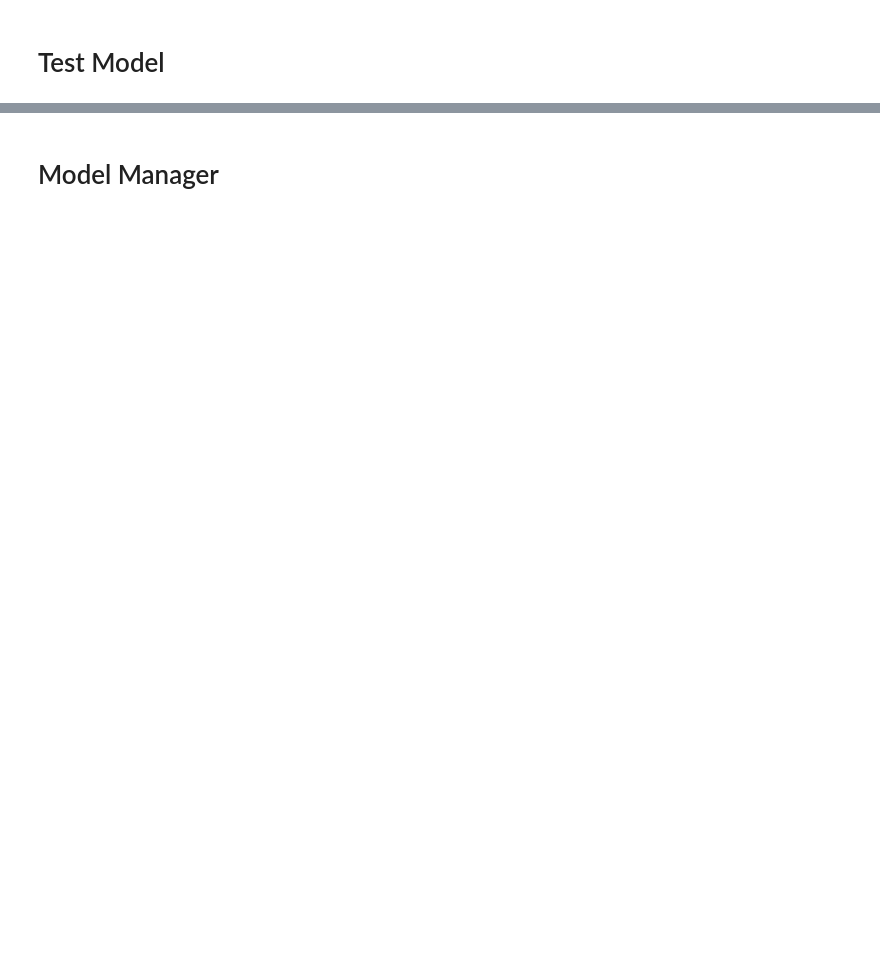
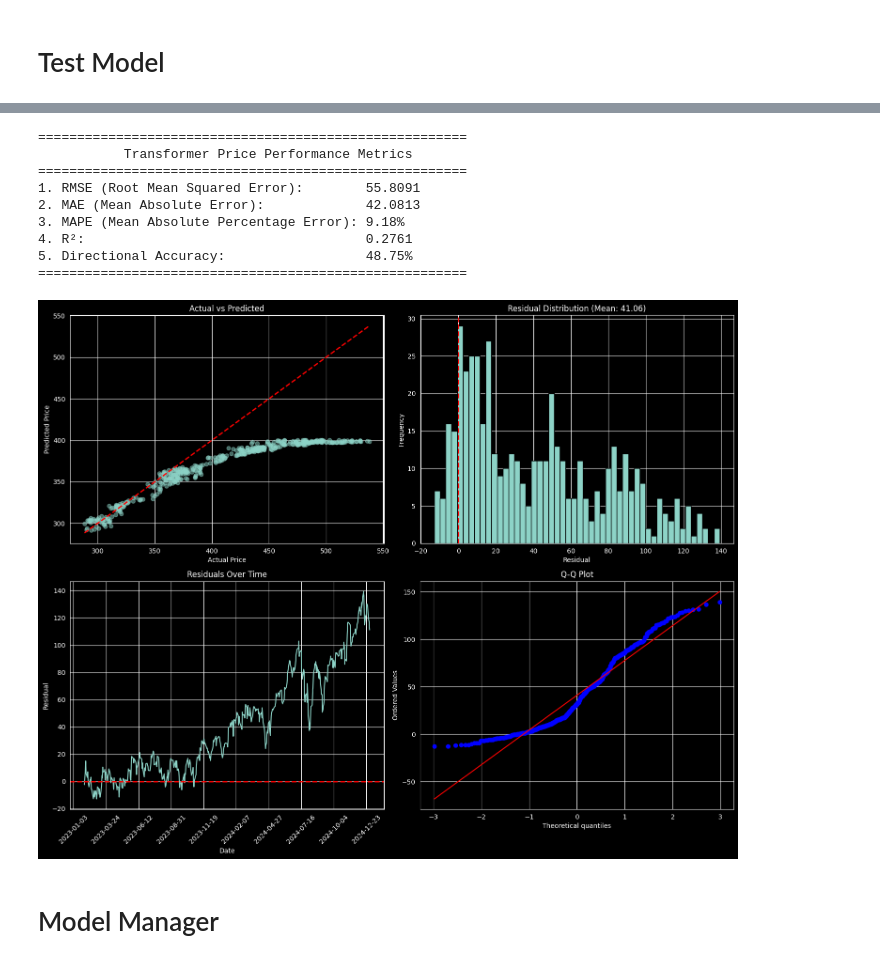
Before and after one commit to Seb207/Market-Context-Project, a Jupyter notebook: Irrationality Index/Irrationality_Index/model_transformer.ipynb, the cells around one changed output, grey strips where cells are left out. Saved outputs shown, nothing was run; the diff lists cells and outputs as text; code cells hidden in the pictures; blank space fills up the shorter version.

```diff
--- a/Irrationality Index/Irrationality_Index/model_transformer.ipynb
+++ b/Irrationality Index/Irrationality_Index/model_transformer.ipynb
@@ -527,11 +992,18 @@ plt.show()
 # %%
-def comprehensive_evaluation(actual, predicted, model):
+def comprehensive_evaluation(actual, predicted, test_dates):
+    """
+    Comprehensive evaluation of model predictions.
+
+    Args:
+        actual: actual values array
+        predicted: predicted values array
+        test_dates: DatetimeIndex for test period
+    """
     rmse = np.sqrt(mean_squared_error(actual, predicted))
     mae = mean_absolute_error(actual, predicted)
     r2 = r2_score(actual, predicted)
-    mape = mean_absolute_error(actual, predicted)
+    mape = mean_absolute_percentage_error(actual, predicted) * 100  # Convert to percentage
 
-    test_dates = df.index[len(df) - len(Y_test) - 1 : len(df) - 1]
     actual_dir = np.sign(np.diff(actual))
     pred_dir = np.sign(np.diff(predicted))
     dir_acc = accuracy_score((actual_dir > 0).astype(int),
@@ -546,6 +1018,7 @@ def comprehensive_evaluation(actual, predicted, model):
     print(f"2. MAE (Mean Absolute Error):             {mae:.4f}")
     print(f"3. MAPE (Mean Absolute Percentage Error): {mape:.2f}%")
     print(f"4. R²:                                    {r2:.4f}")
+    print(f"5. Directional Accuracy:                  {dir_acc:.2%}")
     print("=======================================================")
 
     fig, axes = plt.subplots(2, 2, figsize=(15, 12))
@@ -592,7 +1065,18 @@ def comprehensive_evaluation(actual, predicted, model):
         'residual_std': residuals.std()
     }
 # %%
-_ = comprehensive_evaluation(actual_prices, predicted_prices, final_model)
+_ = comprehensive_evaluation(actual_prices, predicted_prices, test_dates)
+# %% [output]
+=======================================================
+           Transformer Price Performance Metrics
+=======================================================
+1. RMSE (Root Mean Squared Error):        55.8091
+2. MAE (Mean Absolute Error):             42.0813
+3. MAPE (Mean Absolute Percentage Error): 9.18%
+4. R²:                                    0.2761
+5. Directional Accuracy:                  48.75%
+=======================================================
+[figure, added]
 # %% [markdown]
 # Model Manager
 # %%
```
Also changed, not shown: parts of 43 cells of this notebook, 2 other files.
